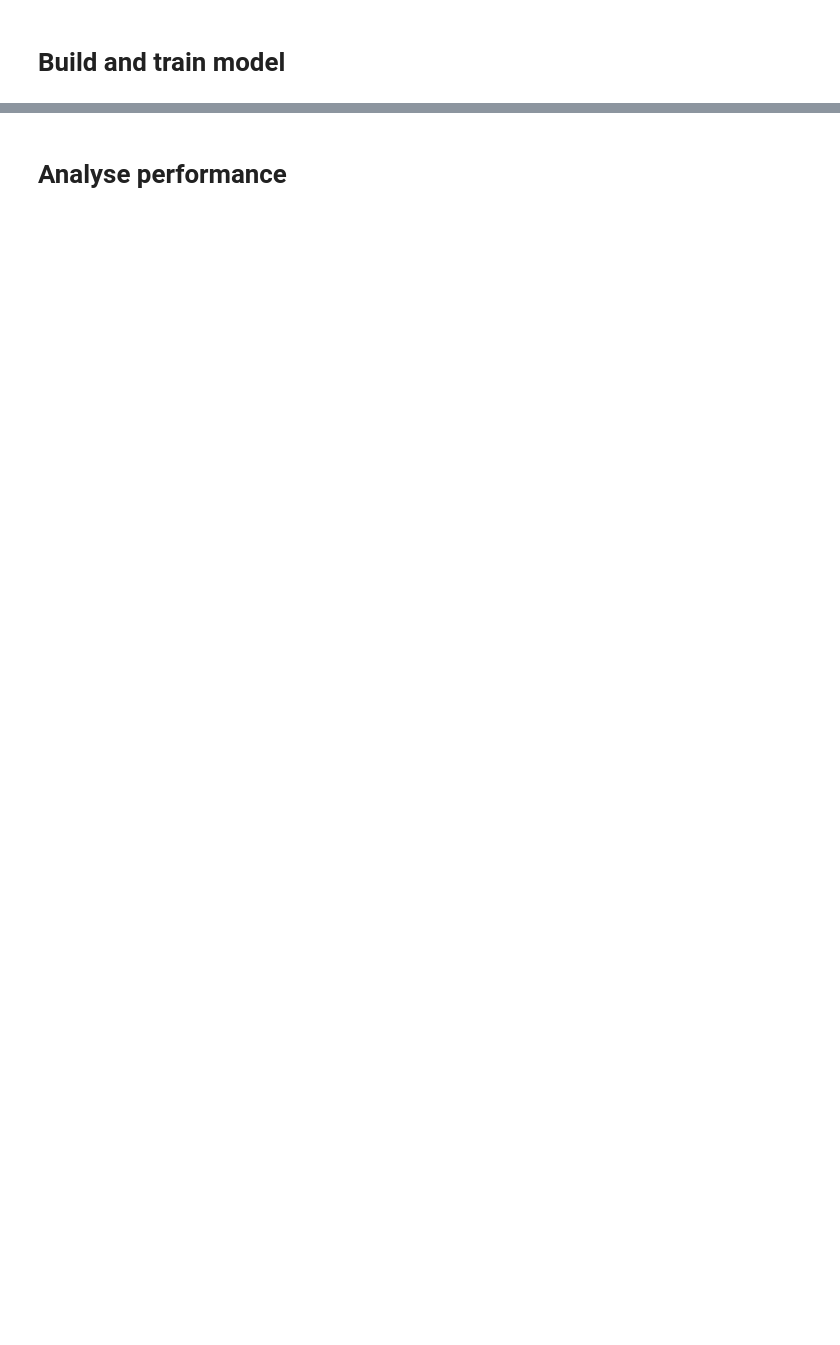
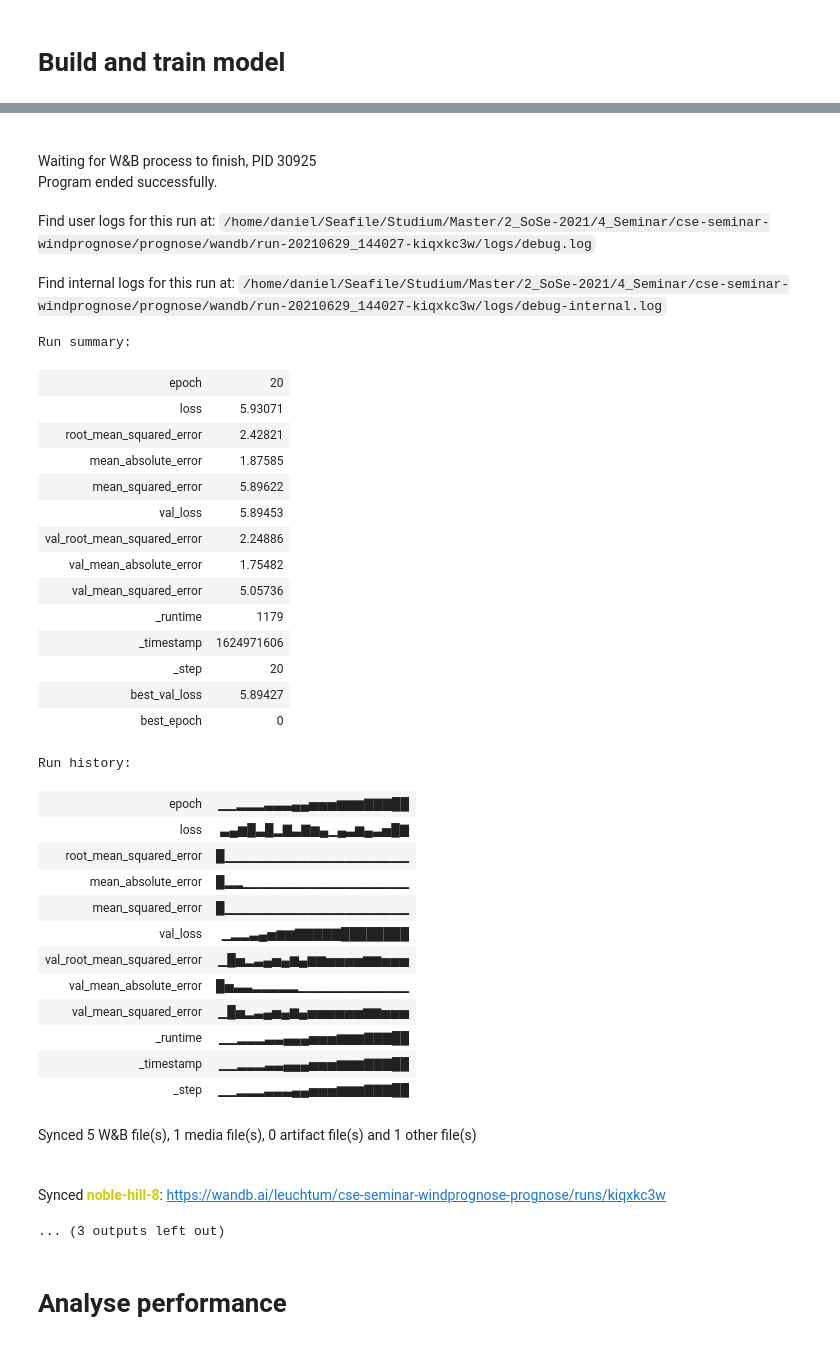
Before and after one commit to leuchtum/cse-seminar-windprognose, a Jupyter notebook: prognose/main.ipynb, the cells around one changed output, grey strips where cells are left out. Cells and saved outputs as stored; diff of their text form; code cells hidden in the pictures; blank space fills up the shorter version.

```diff
--- a/prognose/main.ipynb
+++ b/prognose/main.ipynb
@@ -61,7 +76,7 @@ network_config = {
 This may take a while
 # %%
 print("LOAD")
-dwd = MLForecast.sources.DWDStationsHourly(["15444", "04887", "01886", "02886", "03402"], ["wind", "air_temperature", "pressure", "sun"])
+dwd = MLForecast.sources.DWDStationsHourly(["04887", "01886", "02886", "03402"], ["wind", "air_temperature", "pressure", "sun"])
 df_dwd = dwd.get_data(drop_before=datetime(2010,1,1))
 cal = MLForecast.sources.CalendricalDataHourly(start=datetime(2010,1,1))
 df_cal = cal.get_data()
@@ -148,3 +152,7 @@ Run data is saved locally in /home/daniel/Seafile/Studium/Master/2_SoSe-2021/4_S
+# %%
+# SWEEP
+#sweep_id = wandb.sweep(sweep_config)
+sweep_id = "djxy5uvf"
 # %% [markdown]
 # Build and train model
 # %%
@@ -170,0 +166,33 @@ Epoch 6/10
+# %%
+def sweep_train():
+    with wandb.init() as run:
+        config = wandb.config
+        l2 = config["l2"]
+        structure = config["structure"].split("+")
+        network_config = {
+            "x": config["x"],
+            "y": int(config["x"]/2),
+            "d": config["d"],
+            "LSTM":{
+                "recurrent_regularizer": f"L2_{l2}",
+                "activity_regularizer": f"L2_{l2}"
+            }
+        }
+
+        my_model = MLForecast.networks.LSTMseq2vec(structure, network_config)
+        my_model.set_input_shape(train[0][0].shape)
+        my_model.set_output_shape(train[1][0].shape)
+        my_model.build()
+        my_model.compile()
+
+        my_model.fit(
+             train_np,
+             val_np,
+             early_stop=config["early_stop"],
+             epochs=config["epochs"],
+             track_wandb=True
+        )
+# %%
+count = 5 # number of runs to execute
+wandb.agent(sweep_id, function=sweep_train, count=count)
+# %% [output]
@@ -171,3 +234,38 @@ Epoch 6/10
+Waiting for W&B process to finish, PID 30925
+Program ended successfully.
+Find user logs for this run at: /home/daniel/Seafile/Studium/Master/2_SoSe-2021/4_Seminar/cse-seminar-windprognose/prognose/wandb/run-20210629_144027-kiqxkc3w/logs/debug.log
+Find internal logs for this run at: /home/daniel/Seafile/Studium/Master/2_SoSe-2021/4_Seminar/cse-seminar-windprognose/prognose/wandb/run-20210629_144027-kiqxkc3w/logs/debug-internal.log
+Run summary:
+| epoch | 20 |
+| loss | 5.93071 |
+| root_mean_squared_error | 2.42821 |
+| mean_absolute_error | 1.87585 |
+| mean_squared_error | 5.89622 |
+| val_loss | 5.89453 |
+| val_root_mean_squared_error | 2.24886 |
+| val_mean_absolute_error | 1.75482 |
+| val_mean_squared_error | 5.05736 |
+| _runtime | 1179 |
+| _timestamp | 1624971606 |
+| _step | 20 |
+| best_val_loss | 5.89427 |
+| best_epoch | 0 |
+Run history:
+| epoch | ▁▁▂▂▂▃▃▃▄▄▅▅▅▆▆▆▇▇▇██ |
+| loss | ▃▄▆█▃█▂▇▃▇▆▄▁▄▃▆▄▃▅█▇ |
+| root_mean_squared_error | █▁▁▁▁▁▁▁▁▁▁▁▁▁▁▁▁▁▁▁▁ |
+| mean_absolute_error | █▂▂▁▁▁▁▁▁▁▁▁▁▁▁▁▁▁▁▁▁ |
+| mean_squared_error | █▁▁▁▁▁▁▁▁▁▁▁▁▁▁▁▁▁▁▁▁ |
+| val_loss | ▁▂▂▃▄▅▆▆▇▇▇▇▇████████ |
+| val_root_mean_squared_error | ▁█▅▂▃▄▅▄▆▄▆▆▅▅▅▅▆▆▅▅▅ |
+| val_mean_absolute_error | █▅▃▃▂▂▂▂▂▁▁▁▁▁▁▁▁▁▁▁▁ |
+| val_mean_squared_error | ▁█▅▂▃▄▅▄▆▄▅▅▅▅▅▅▆▆▅▅▅ |
+| _runtime | ▁▁▂▂▂▃▃▄▄▄▅▅▅▆▆▆▇▇▇██ |
+| _timestamp | ▁▁▂▂▂▃▃▄▄▄▅▅▅▆▆▆▇▇▇██ |
+| _step | ▁▁▂▂▂▃▃▃▄▄▅▅▅▆▆▆▇▇▇██ |
+Synced 5 W&B file(s), 1 media file(s), 0 artifact file(s) and 1 other file(s)
+Synced noble-hill-8: https://wandb.ai/leuchtum/cse-seminar-windprognose-prognose/runs/kiqxkc3w
+... (3 outputs left out)
 # %% [markdown]
 # Analyse performance
 # %%
```
Also changed, not shown: parts of 10 cells of this notebook, 4 other files.
